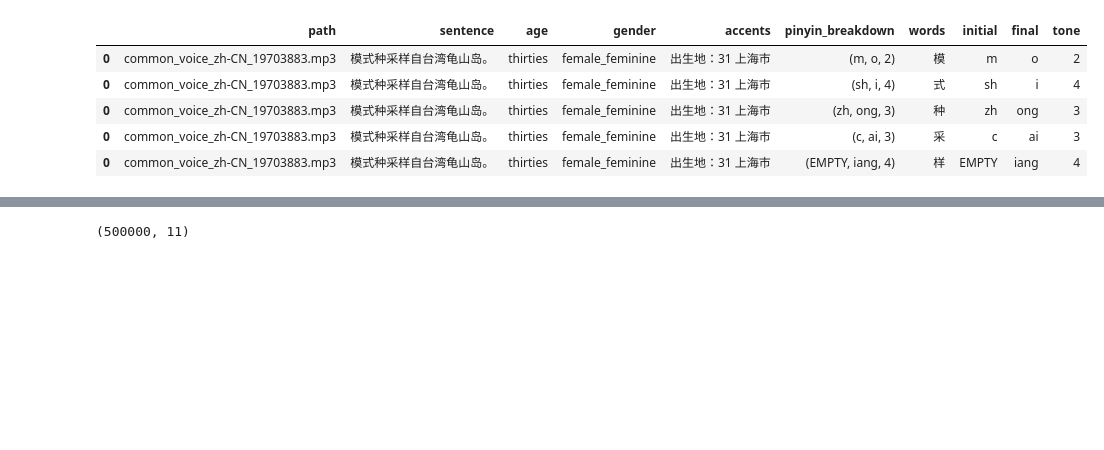
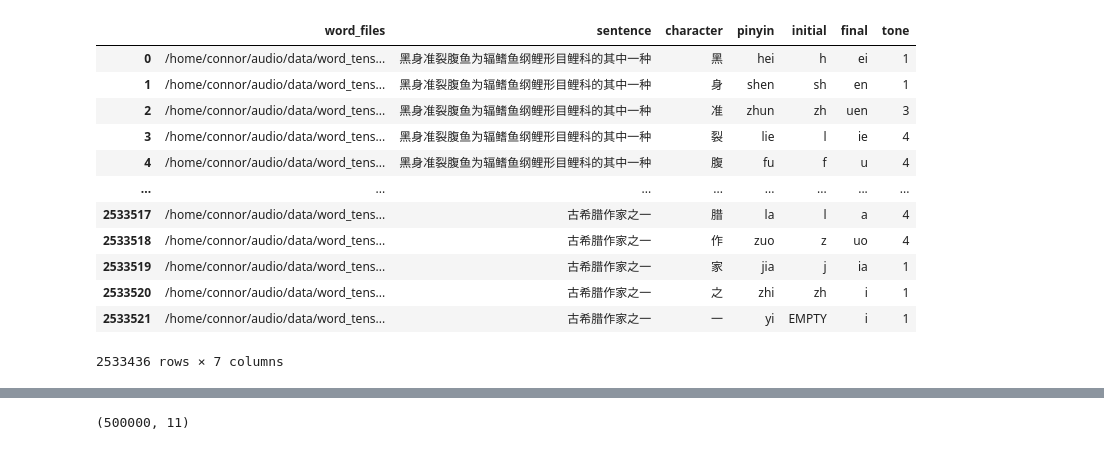
Before and after one commit to ConnorBar/audio, a Jupyter notebook: sampling-proportion.ipynb, the cells around one changed output, grey strips where cells are left out. Drawn from its saved outputs; the diff is of its cells as text; code cells hidden in the pictures; blank space fills up the shorter version.

Commit message:
cleaning new data done

```diff
--- a/sampling-proportion.ipynb
+++ b/sampling-proportion.ipynb
@@ -62,2 +92,4 @@ better = filtered_myDF.explode(['words', 'pinyin_breakdown'])
 # %%
-better[['initial', 'final', 'tone']] = pd.DataFrame(better['pinyin_breakdown'].tolist(), index=better.index)
+exploded[['initial', 'final', 'tone']] = pd.DataFrame(exploded['pinyin_breakdown'].tolist(), index=exploded.index)
+# %%
+exploded.drop(columns=['pinyin_breakdown'], inplace=True)
@@ -64,9 +112,20 @@ better[['initial', 'final', 'tone']] = pd.DataFrame(better['pinyin_breakdown'].t
+# %%
+valid_chinese_mask = exploded.progress_apply(lambda x: is_valid_pinyin(x['initial'], x['final']), axis=1)
+# %%
+better = exploded[valid_chinese_mask]
 # %%
-better.head()
+better
 # %% [output]
-|  | path | sentence | age | gender | accents | pinyin_breakdown | words | initial | final | tone |
-| 0 | common_voice_zh-CN_19703883.mp3 | 模式种采样自台湾龟山岛。 | thirties | female_feminine | 出生地：31 上海市 | (m, o, 2) | 模 | m | o | 2 |
-| 0 | common_voice_zh-CN_19703883.mp3 | 模式种采样自台湾龟山岛。 | thirties | female_feminine | 出生地：31 上海市 | (sh, i, 4) | 式 | sh | i | 4 |
-| 0 | common_voice_zh-CN_19703883.mp3 | 模式种采样自台湾龟山岛。 | thirties | female_feminine | 出生地：31 上海市 | (zh, ong, 3) | 种 | zh | ong | 3 |
-| 0 | common_voice_zh-CN_19703883.mp3 | 模式种采样自台湾龟山岛。 | thirties | female_feminine | 出生地：31 上海市 | (c, ai, 3) | 采 | c | ai | 3 |
-| 0 | common_voice_zh-CN_19703883.mp3 | 模式种采样自台湾龟山岛。 | thirties | female_feminine | 出生地：31 上海市 | (EMPTY, iang, 4) | 样 | EMPTY | iang | 4 |
+|  | word_files | sentence | character | pinyin | initial | final | tone |
+| 0 | /home/connor/audio/data/word_tens... | 黑身准裂腹鱼为辐鳍鱼纲鲤形目鲤科的其中一种 | 黑 | hei | h | ei | 1 |
+| 1 | /home/connor/audio/data/word_tens... | 黑身准裂腹鱼为辐鳍鱼纲鲤形目鲤科的其中一种 | 身 | shen | sh | en | 1 |
+| 2 | /home/connor/audio/data/word_tens... | 黑身准裂腹鱼为辐鳍鱼纲鲤形目鲤科的其中一种 | 准 | zhun | zh | uen | 3 |
+| 3 | /home/connor/audio/data/word_tens... | 黑身准裂腹鱼为辐鳍鱼纲鲤形目鲤科的其中一种 | 裂 | lie | l | ie | 4 |
+| 4 | /home/connor/audio/data/word_tens... | 黑身准裂腹鱼为辐鳍鱼纲鲤形目鲤科的其中一种 | 腹 | fu | f | u | 4 |
+| ... | ... | ... | ... | ... | ... | ... | ... |
+| 2533517 | /home/connor/audio/data/word_tens... | 古希腊作家之一 | 腊 | la | l | a | 4 |
+| 2533518 | /home/connor/audio/data/word_tens... | 古希腊作家之一 | 作 | zuo | z | uo | 4 |
+| 2533519 | /home/connor/audio/data/word_tens... | 古希腊作家之一 | 家 | jia | j | ia | 1 |
+| 2533520 | /home/connor/audio/data/word_tens... | 古希腊作家之一 | 之 | zhi | zh | i | 1 |
+| 2533521 | /home/connor/audio/data/word_tens... | 古希腊作家之一 | 一 | yi | EMPTY | i | 1 |
+2533436 rows × 7 columns
```
Also changed, not shown: parts of 34 cells of this notebook, 5 other files.
